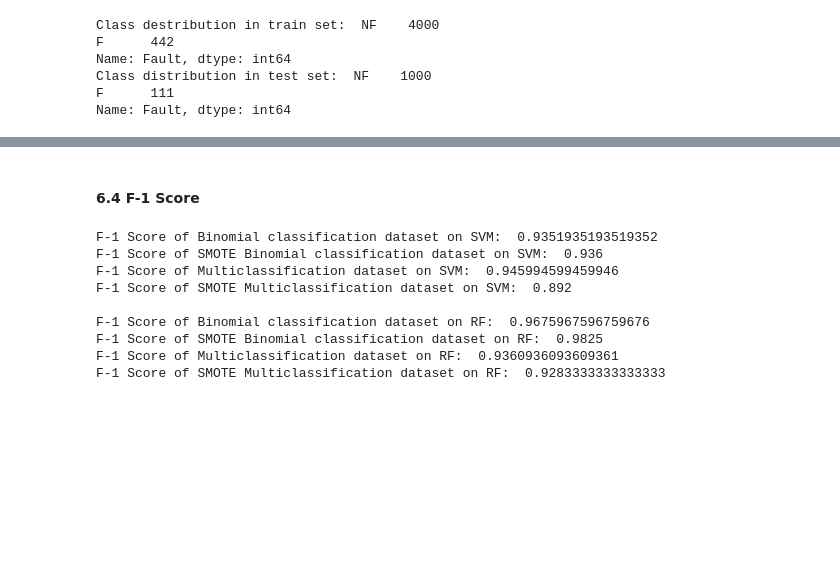
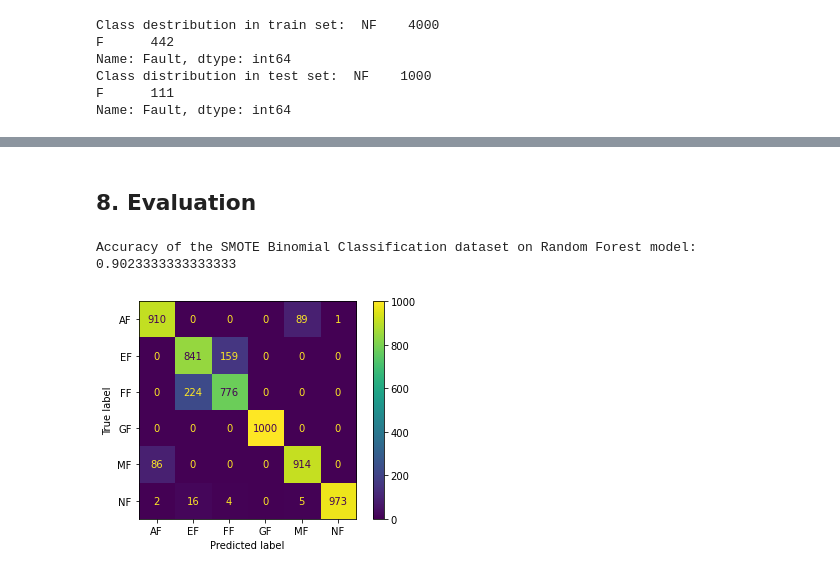
Before and after one commit to cristianaconst/wind_turbine_fault_detection, a Jupyter notebook: ML_Code.ipynb, the cells around one changed output, grey strips where cells are left out. Cells and saved outputs as stored; diff of their text form; code cells hidden in the pictures; blank space fills up the shorter version.

```diff
--- a/ML_Code.ipynb
+++ b/ML_Code.ipynb
@@ -577,7 +429,3 @@ X_bi_test = sc.transform(X_bi_test)
 # Standardizing 'data_bi_smote'
 X_bi_smote_train = sc.fit_transform(X_bi_smote_train)
 X_bi_smote_test = sc.transform(X_bi_smote_test)
-# %%
-# Standardizing 'data'
-X_train = sc.fit_transform(X_train)
-X_test = sc.transform(X_test)
@@ -645,6 +468,28 @@ svm_predict_bi = model_svm.predict(X_bi_test)
 random.seed(123)
 rf_bi = model_rf.fit(X_bi_train, y_bi_train)
 rf_predict_bi = model_rf.predict(X_bi_test)
+# %%
+# Binary classification dataset with ANOVA
+# Support Vector Machine
+random.seed(123)
+svm_bi_anova = model_svm.fit(X_anova_train, y_bi_train)
+svm_predict_bi_anova = model_svm.predict(X_anova_test)
+
+# Random Forest
+random.seed(123)
+rf_bi_anova = model_rf.fit(X_anova_train, y_bi_train)
+rf_predict_bi_anova = model_rf.predict(X_anova_test)
+# %%
+# PCA Binary classification dataset
+# Support Vector Machine
+random.seed(123)
+svm_bi_pca = model_svm.fit(X_pca_train, y_bi_train)
+svm_predict_bi_pca = model_svm.predict(X_pca_test)
+
+# Random Forest
+random.seed(123)
+rf_bi_pca = model_rf.fit(X_pca_train, y_bi_train)
+rf_predict_bi_pca = model_rf.predict(X_pca_test)
 # %%
 # SMOTE binary classification dataset
 # Support Vector Machine
@@ -656,14 +501,3 @@ svm_predict_bi_smote = model_svm.predict(X_bi_smote_test)
 random.seed(123)
 rf_bi_smote = model_rf.fit(X_bi_smote_train, y_bi_smote_train)
 rf_predict_bi_smote = model_rf.predict(X_bi_smote_test)
-# %%
-# Multiclass dataset
-# Support Vector Machine
-random.seed(123)
-svm_data = model_svm.fit(X_train, y_train)
-svm_predict = model_svm.predict(X_test)
-
-# Random Forest
-random.seed(123)
-rf_data = model_rf.fit(X_train, y_train)
-rf_predict = model_rf.predict(X_test)
@@ -759,25 +598,16 @@ Recall of SMOTE Multiclassification dataset on RF:  0.9283333333333333
-# %% [markdown]
-#### 6.4 F-1 Score
-# %%
-# Support Vector Machine
-print('F-1 Score of Binomial classification dataset on SVM: ', f1_score(svm_predict_bi, y_bi_test,average = 'micro'))
-print('F-1 Score of SMOTE Binomial classification dataset on SVM: ', f1_score(svm_predict_bi_smote, y_bi_smote_test, average = 'micro'))
-print('F-1 Score of Multiclassification dataset on SVM: ', f1_score(svm_predict, y_test, average = 'micro'))
-print('F-1 Score of SMOTE Multiclassification dataset on SVM: ', f1_score(svm_predict_smote, y_smote_test, average = 'micro'))
-print(' ')
-
-# Random Forest
-print('F-1 Score of Binomial classification dataset on RF: ', f1_score(rf_predict_bi, y_bi_test, average = 'micro'))
-print('F-1 Score of SMOTE Binomial classification dataset on RF: ', f1_score(rf_predict_bi_smote, y_bi_smote_test, average = 'micro'))
-print('F-1 Score of Multiclassification dataset on RF: ', f1_score(rf_predict, y_test, average = 'micro'))
-print('F-1 Score of SMOTE Multiclassification dataset on RF: ', f1_score(rf_predict_smote, y_smote_test, average = 'micro'))
-# %% [output]
-F-1 Score of Binomial classification dataset on SVM:  0.9351935193519352
-F-1 Score of SMOTE Binomial classification dataset on SVM:  0.936
-F-1 Score of Multiclassification dataset on SVM:  0.945994599459946
-F-1 Score of SMOTE Multiclassification dataset on SVM:  0.892
-
-F-1 Score of Binomial classification dataset on RF:  0.9675967596759676
-F-1 Score of SMOTE Binomial classification dataset on RF:  0.9825
-F-1 Score of Multiclassification dataset on RF:  0.9360936093609361
-F-1 Score of SMOTE Multiclassification dataset on RF:  0.9283333333333333
+# %% [markdown]
+## 8. Evaluation
+# %%
+print('Accuracy of the SMOTE Binomial Classification dataset on Random Forest model: ', accuracy_score(rf_predict_smote, y_smote_test))
+# %% [output]
+Accuracy of the SMOTE Binomial Classification dataset on Random Forest model:  0.9023333333333333
+# %%
+# Confusion Matrix
+confusionMatrix = metrics.confusion_matrix(y_smote_test, rf_predict_smote)
+
+confusionMatrix_display = metrics.ConfusionMatrixDisplay(confusionMatrix, display_labels = ['AF', 'EF', 'FF', 'GF', 'MF', 'NF'])
+
+confusionMatrix_display.plot()
+plt.show()
+# %% [output]
+[figure, added]
```
Also changed, not shown: parts of 87 cells of this notebook.
